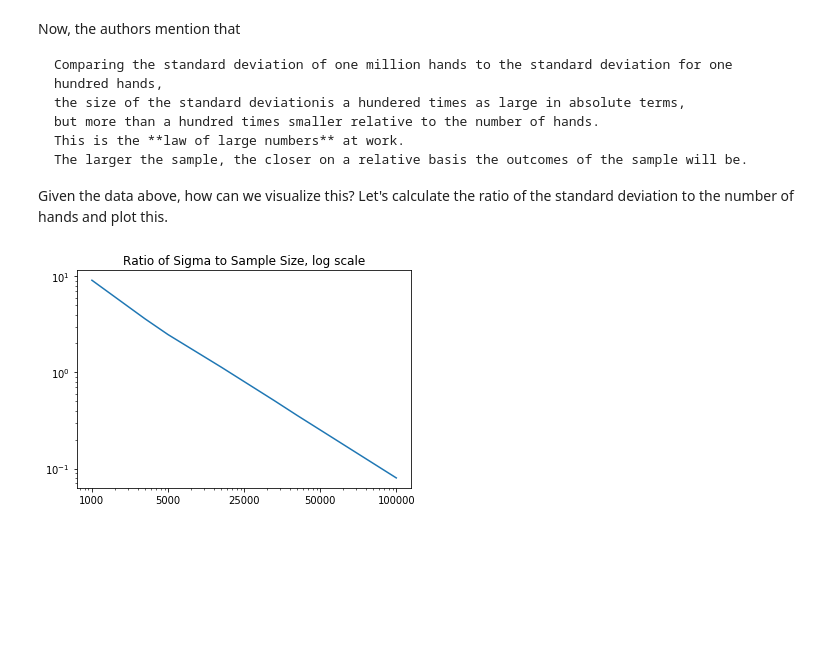
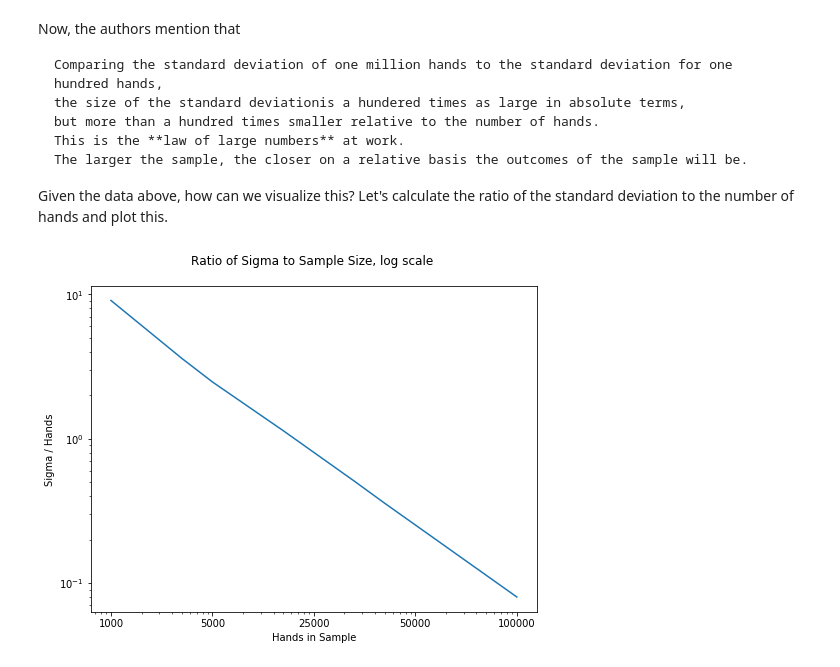
Before and after one commit to HigginTown/mathematics-of-poker, a Jupyter notebook: chapter_notebooks/part_one/p1c2.ipynb, the cells around one changed output. Drawn from its saved outputs; the diff is of its cells as text; code cells hidden in the pictures; blank space fills up the shorter version.

```diff
--- a/chapter_notebooks/part_one/p1c2.ipynb
+++ b/chapter_notebooks/part_one/p1c2.ipynb
@@ -173,7 +172,8 @@ def create_data(num_hands, player_winrate, variance_per_hand):
     identify
     - the mean `mu_n`,
     - the standard deviation `sigma`,
-    - and the two end points of the 95.5% probability interval (ie plus or minus 2 standard deviations from the mean)
+    - and the two end points of the 95.5% probability interval
+        (ie plus or minus 2 standard deviations from the mean)
 
     Parameters
     ----------
@@ -182,7 +182,8 @@ def create_data(num_hands, player_winrate, variance_per_hand):
         the number of hands for the sample
 
     player_winrate: float
-        the players win rate. In the book they give it per 100 hands here, but per hand in the previous example.
+        the players win rate per 100 hands.
+        Note that in the book they give it per 100 hands here, but *per hand* in the previous example
         Since we want to follow the text, here the win rate is per 100 hands. This is the same units as the variance/100.
 
     variance_per_hand: float
@@ -285,25 +286,32 @@ Given the data above, how can we visualize this?  Let's calculate the ratio of t
 # %%
 %matplotlib inline
 import matplotlib.pyplot as plt # plotting
 
 # you can get this data easily from the dataframe
 # the index contains the data for the number of hands
 # this is the data for our Y axis
 # the X axis will the number of hands (ie the sample size / SAMPLE_SIZE_LIST)
 
 ratio_data = (df.Sigma/df.index.values).values
 
 
-fig = plt.figure()
+fig = plt.figure(figsize=(8,6))
 ax = fig.add_subplot(1, 1, 1)
+
+# set log scale for axes
 ax.set_xscale('log')
 ax.set_yscale('log')
+
+# design
 ax.set_xticklabels(SAMPLE_SIZE_LIST)
-plt.title("Ratio of Sigma to Sample Size, log scale")
+plt.title("Ratio of Sigma to Sample Size, log scale \n")
+plt.ylabel("Sigma / Hands")
+plt.xlabel("Hands in Sample")
+
 
 
 plt.plot(SAMPLE_SIZE_LIST, ratio_data)
 
 plt.show()
 # %% [output]
-[figure, old version]
+[figure, new version]
```
Also changed, not shown: parts of 1 cell of this notebook.
